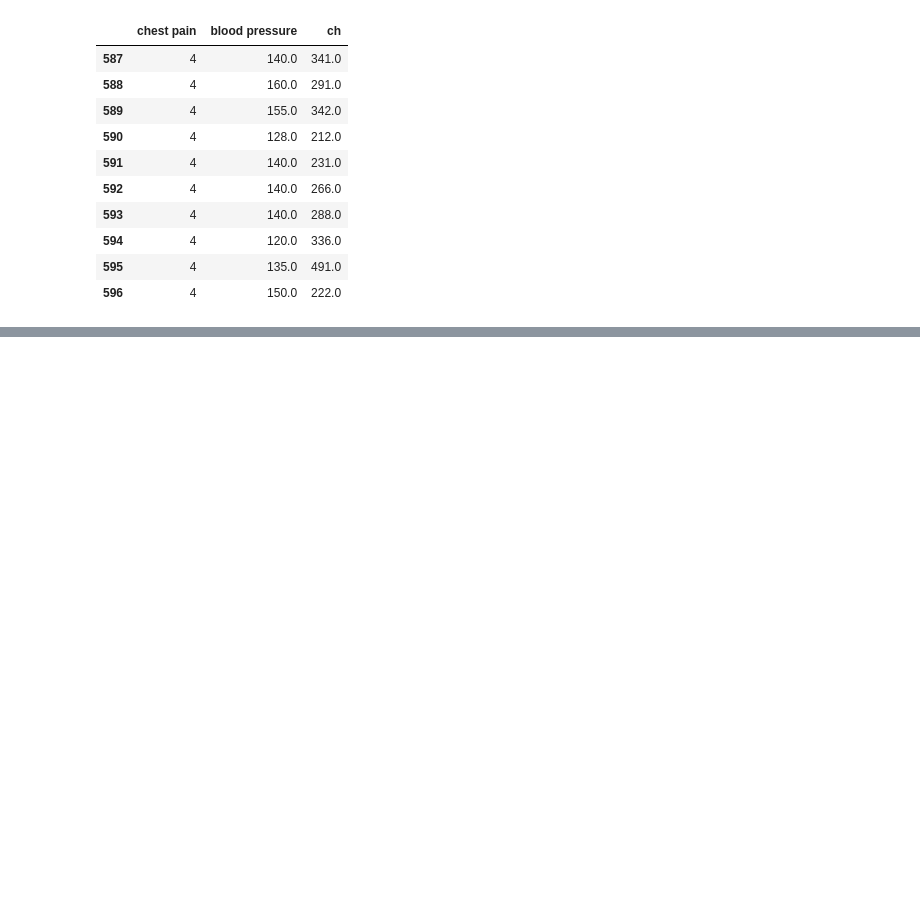
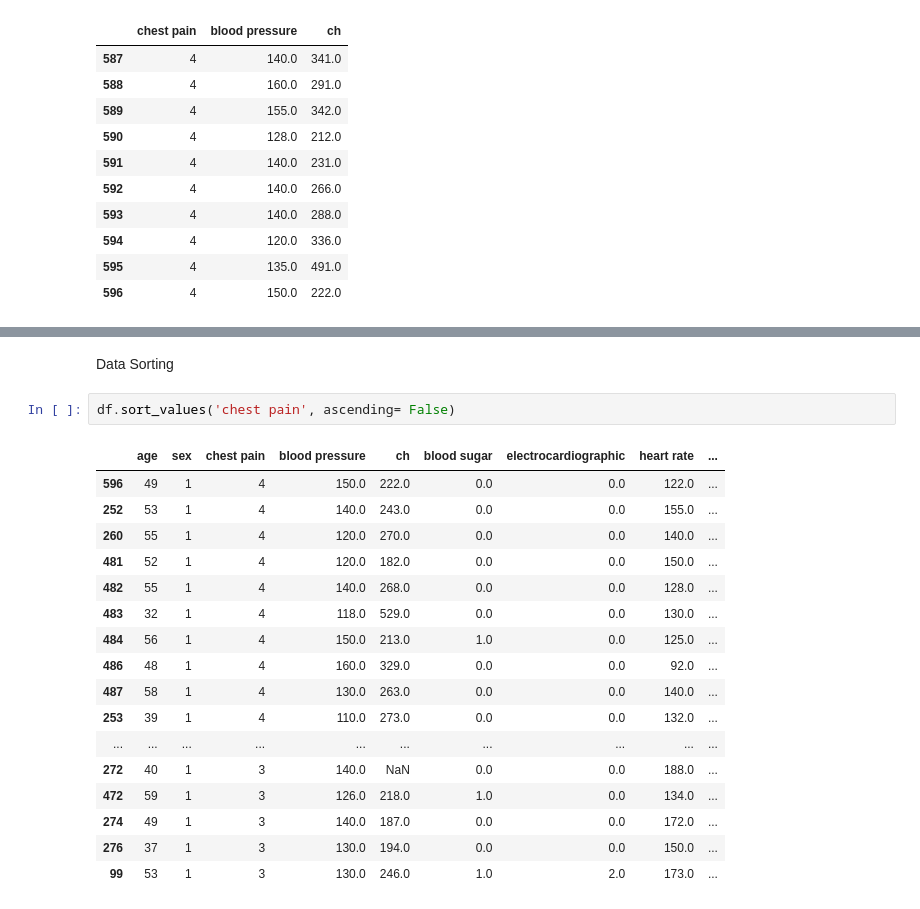
Before and after one commit to majidgolbaz/Heart-Failure-Prediction, a Jupyter notebook: Pre-Processing/preProccessing.ipynb, the cells around one changed output, grey strips where cells are left out. Cells and saved outputs as stored; diff of their text form; blank space fills up the shorter version.

```diff
--- a/Pre-Processing/preProccessing.ipynb
+++ b/Pre-Processing/preProccessing.ipynb
@@ -183,0 +208,22 @@ df.iloc[-10:,2:5]
+# %% [markdown]
+Data Sorting
+# %%
+df.sort_values('chest pain', ascending= False)
+# %% [output]
+|  | age | sex | chest pain | blood pressure | ch | blood sugar | electrocardiographic | heart rate | ... |
+| 596 | 49 | 1 | 4 | 150.0 | 222.0 | 0.0 | 0.0 | 122.0 | ... |
+| 252 | 53 | 1 | 4 | 140.0 | 243.0 | 0.0 | 0.0 | 155.0 | ... |
+| 260 | 55 | 1 | 4 | 120.0 | 270.0 | 0.0 | 0.0 | 140.0 | ... |
+| 481 | 52 | 1 | 4 | 120.0 | 182.0 | 0.0 | 0.0 | 150.0 | ... |
+| 482 | 55 | 1 | 4 | 140.0 | 268.0 | 0.0 | 0.0 | 128.0 | ... |
+| 483 | 32 | 1 | 4 | 118.0 | 529.0 | 0.0 | 0.0 | 130.0 | ... |
+| 484 | 56 | 1 | 4 | 150.0 | 213.0 | 1.0 | 0.0 | 125.0 | ... |
+| 486 | 48 | 1 | 4 | 160.0 | 329.0 | 0.0 | 0.0 | 92.0 | ... |
+| 487 | 58 | 1 | 4 | 130.0 | 263.0 | 0.0 | 0.0 | 140.0 | ... |
+| 253 | 39 | 1 | 4 | 110.0 | 273.0 | 0.0 | 0.0 | 132.0 | ... |
+| ... | ... | ... | ... | ... | ... | ... | ... | ... | ... |
+| 272 | 40 | 1 | 3 | 140.0 | NaN | 0.0 | 0.0 | 188.0 | ... |
+| 472 | 59 | 1 | 3 | 126.0 | 218.0 | 1.0 | 0.0 | 134.0 | ... |
+| 274 | 49 | 1 | 3 | 140.0 | 187.0 | 0.0 | 0.0 | 172.0 | ... |
+| 276 | 37 | 1 | 3 | 130.0 | 194.0 | 0.0 | 0.0 | 150.0 | ... |
+| 99 | 53 | 1 | 3 | 130.0 | 246.0 | 1.0 | 2.0 | 173.0 | ... |
```
Also changed, not shown: parts of 9 cells of this notebook.
